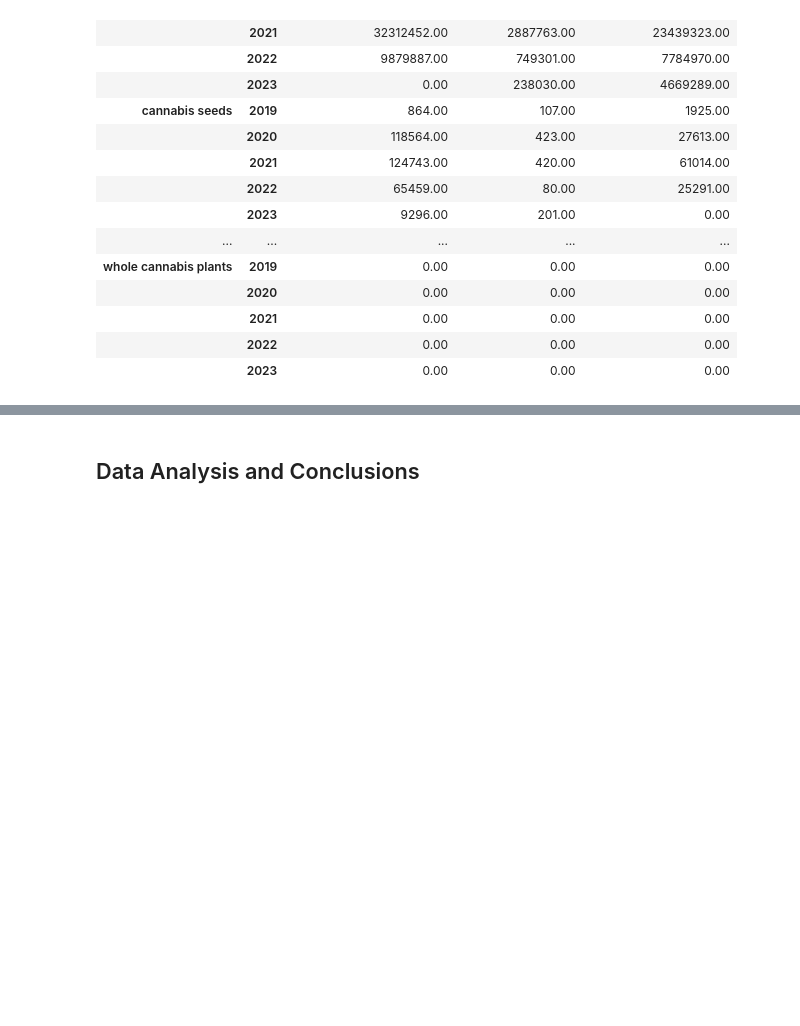
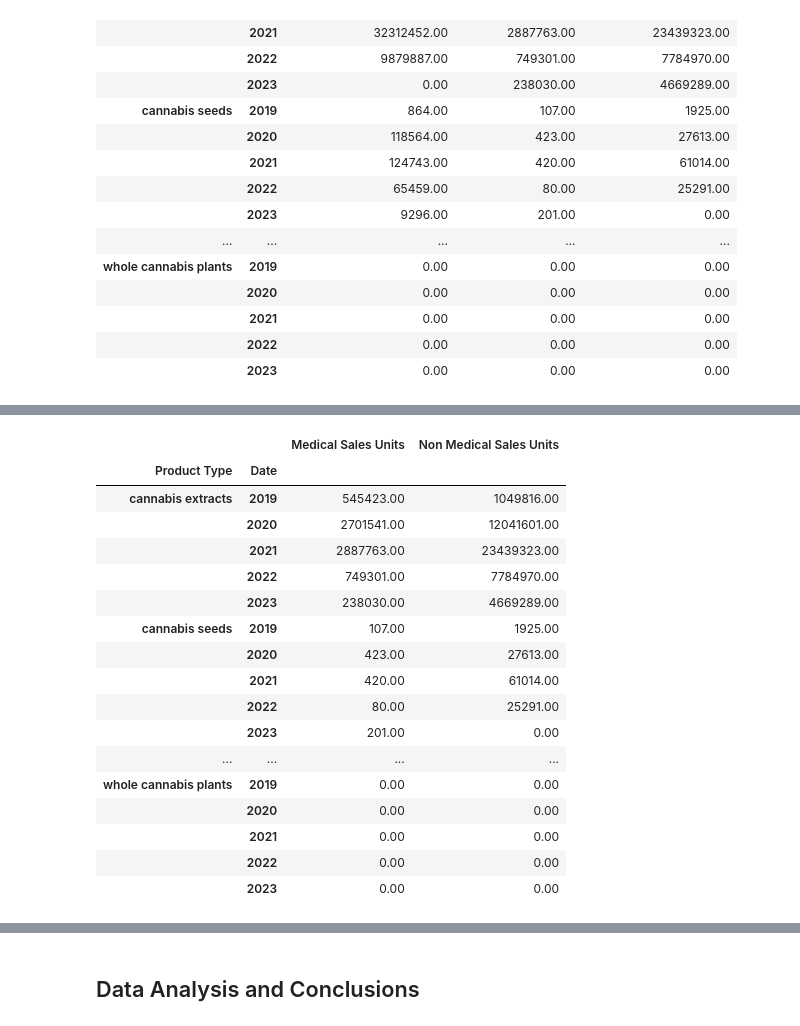
Before and after one commit to ajunjee-selvam/Project_1, a Jupyter notebook: Project1_ConsolidatedFinalAnalysis.ipynb, the cells around one changed output, grey strips where cells are left out. Saved outputs shown, nothing was run; the diff lists cells and outputs as text; code cells hidden in the pictures; blank space fills up the shorter version.

```diff
--- a/Project1_ConsolidatedFinalAnalysis.ipynb
+++ b/Project1_ConsolidatedFinalAnalysis.ipynb
@@ -724,0 +729,23 @@ whole cannabis plants             0.00        0.00
+# %%
+##creating data frame for mediacl and non medical sales grouped by product type and year
+Total_sales_year = product_year_df[['Medical Sales Units','Non Medical Sales Units' ]].sum()
+Total_sales_year
+# %% [output]
+|  |  | Medical Sales Units | Non Medical Sales Units |
+| Product Type | Date |  |  |
+| cannabis extracts | 2019 | 545423.00 | 1049816.00 |
+|  | 2020 | 2701541.00 | 12041601.00 |
+|  | 2021 | 2887763.00 | 23439323.00 |
+|  | 2022 | 749301.00 | 7784970.00 |
+|  | 2023 | 238030.00 | 4669289.00 |
+| cannabis seeds | 2019 | 107.00 | 1925.00 |
+|  | 2020 | 423.00 | 27613.00 |
+|  | 2021 | 420.00 | 61014.00 |
+|  | 2022 | 80.00 | 25291.00 |
+|  | 2023 | 201.00 | 0.00 |
+| ... | ... | ... | ... |
+| whole cannabis plants | 2019 | 0.00 | 0.00 |
+|  | 2020 | 0.00 | 0.00 |
+|  | 2021 | 0.00 | 0.00 |
+|  | 2022 | 0.00 | 0.00 |
+|  | 2023 | 0.00 | 0.00 |
```
Also changed, not shown: parts of 12 cells of this notebook.
